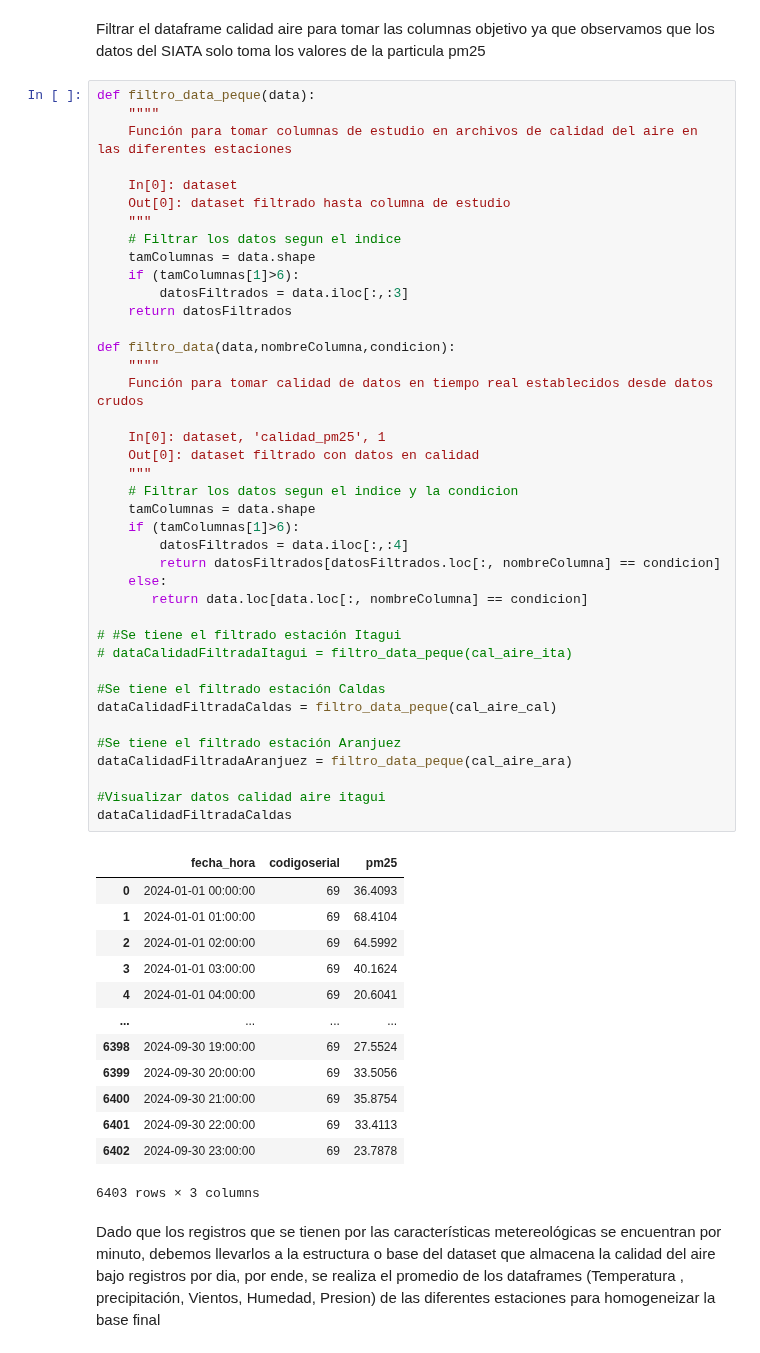
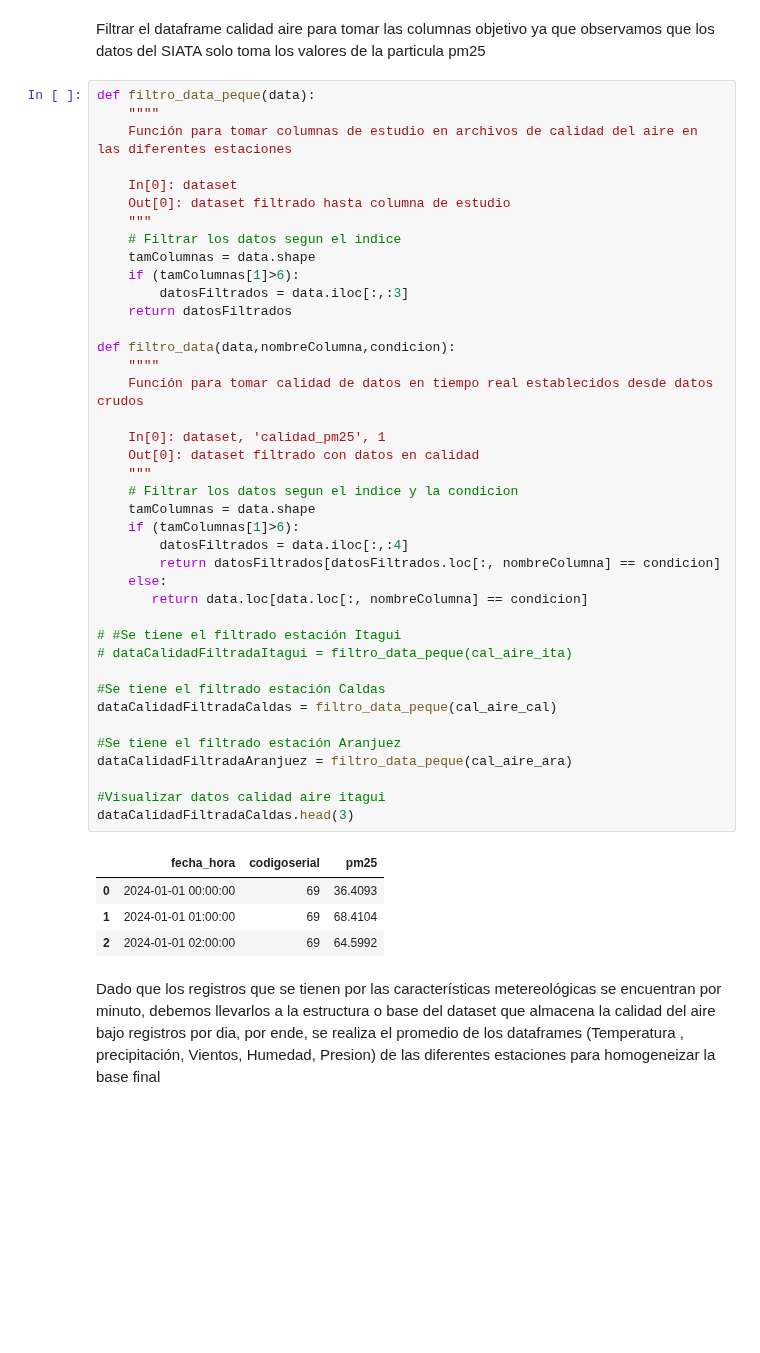
Before and after one commit to kennethLeonel/Monografia-calidad-del-aire-valle-de-aburra, a Jupyter notebook: Proyecto_dataset.ipynb, the cells around one changed output. Drawn from its saved outputs; the diff is of its cells as text; blank space fills up the shorter version.

```diff
--- a/Proyecto_dataset.ipynb
+++ b/Proyecto_dataset.ipynb
@@ -442,43 +434,34 @@ def filtro_data_peque(data):
 def filtro_data(data,nombreColumna,condicion):
     """"
     Función para tomar calidad de datos en tiempo real establecidos desde datos crudos
 
     In[0]: dataset, 'calidad_pm25', 1
     Out[0]: dataset filtrado con datos en calidad
     """
     # Filtrar los datos segun el indice y la condicion
     tamColumnas = data.shape
     if (tamColumnas[1]>6):
         datosFiltrados = data.iloc[:,:4]
         return datosFiltrados[datosFiltrados.loc[:, nombreColumna] == condicion]
     else:
        return data.loc[data.loc[:, nombreColumna] == condicion]
 
 # #Se tiene el filtrado estación Itagui
 # dataCalidadFiltradaItagui = filtro_data_peque(cal_aire_ita)
 
 #Se tiene el filtrado estación Caldas
 dataCalidadFiltradaCaldas = filtro_data_peque(cal_aire_cal)
 
 #Se tiene el filtrado estación Aranjuez
 dataCalidadFiltradaAranjuez = filtro_data_peque(cal_aire_ara)
 
 #Visualizar datos calidad aire itagui
-dataCalidadFiltradaCaldas
+dataCalidadFiltradaCaldas.head(3)
 # %% [output]
 |  | fecha_hora | codigoserial | pm25 |
 | 0 | 2024-01-01 00:00:00 | 69 | 36.4093 |
 | 1 | 2024-01-01 01:00:00 | 69 | 68.4104 |
 | 2 | 2024-01-01 02:00:00 | 69 | 64.5992 |
-| 3 | 2024-01-01 03:00:00 | 69 | 40.1624 |
-| 4 | 2024-01-01 04:00:00 | 69 | 20.6041 |
-| ... | ... | ... | ... |
-| 6398 | 2024-09-30 19:00:00 | 69 | 27.5524 |
-| 6399 | 2024-09-30 20:00:00 | 69 | 33.5056 |
-| 6400 | 2024-09-30 21:00:00 | 69 | 35.8754 |
-| 6401 | 2024-09-30 22:00:00 | 69 | 33.4113 |
-| 6402 | 2024-09-30 23:00:00 | 69 | 23.7878 |
-6403 rows × 3 columns
 # %% [markdown]
 Dado que los registros que se tienen por las características metereológicas se encuentran por minuto, debemos llevarlos a la estructura o base del dataset que almacena la calidad del aire bajo registros por dia, por ende, se realiza el promedio de los dataframes (Temperatura , precipitación, Vientos, Humedad, Presion) de las diferentes estaciones para homogeneizar la base final
 # %%
```
Also changed, not shown: parts of 41 cells of this notebook.
